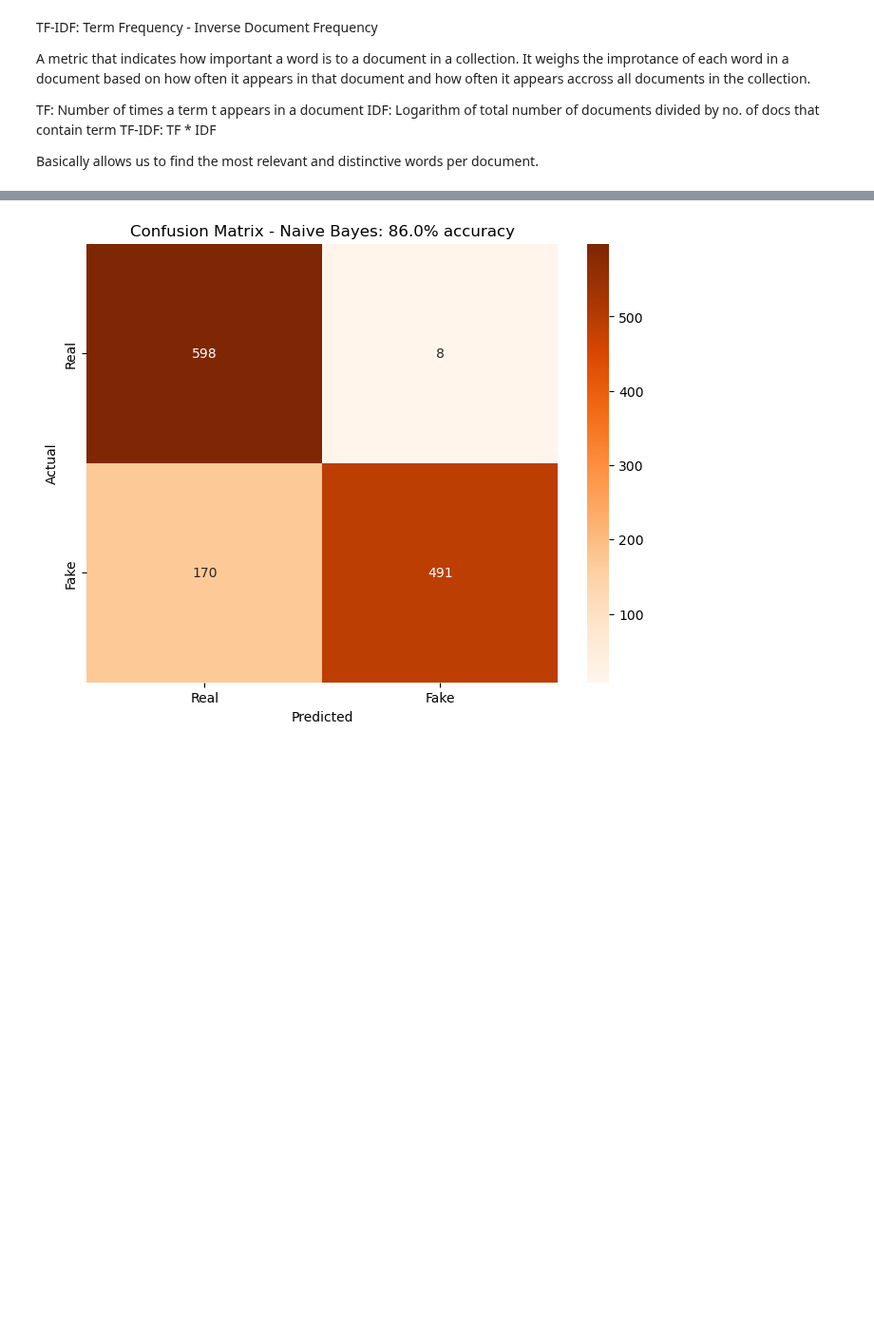
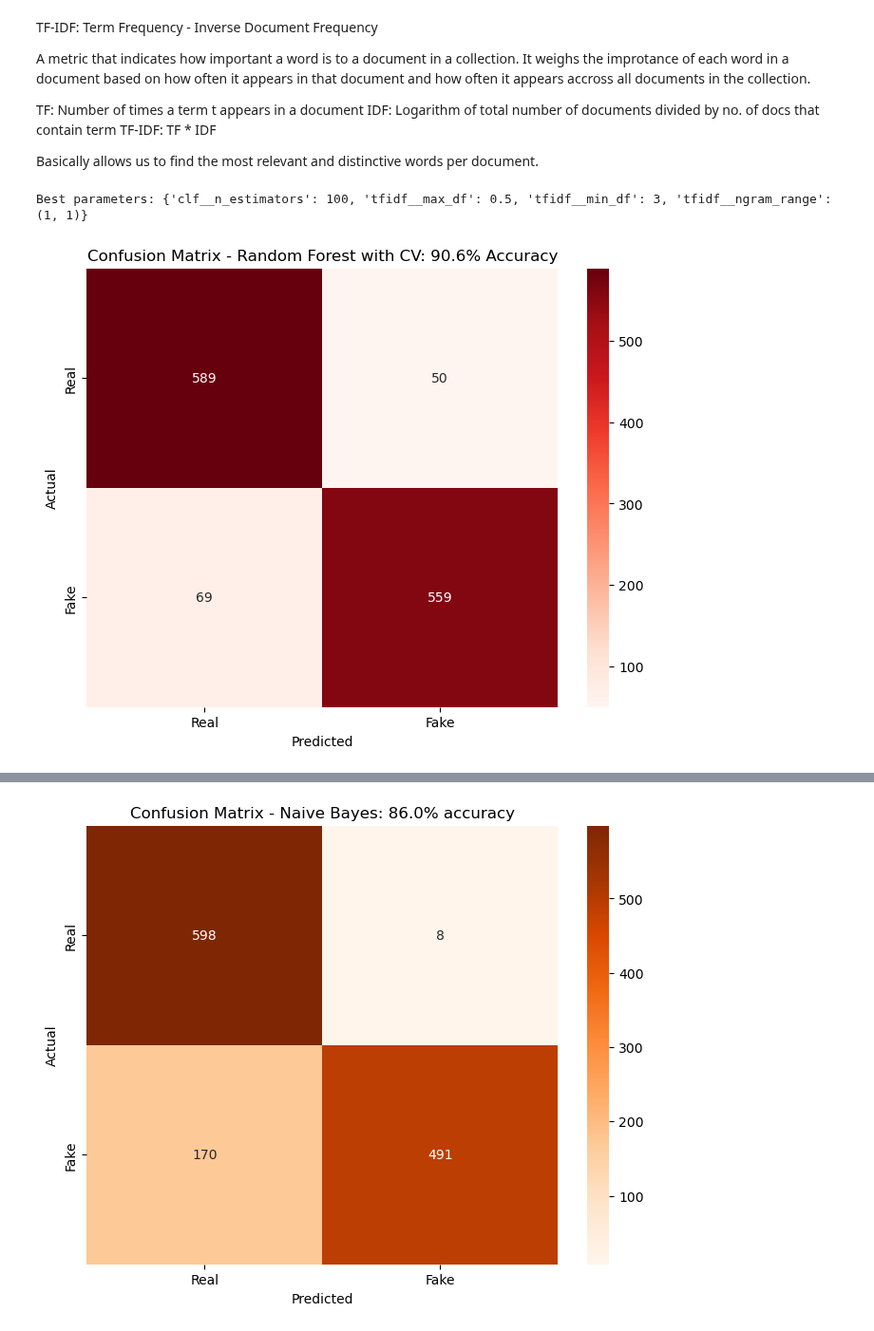
Before and after one commit to SharmaArpit956/Fake-News-Detection, a Jupyter notebook: Fake News Detection.ipynb, the cells around one changed output, grey strips where cells are left out. Shown at 95% size. Drawn from its saved outputs; the diff is of its cells as text; code cells hidden in the pictures; blank space fills up the shorter version.

```diff
--- a/Fake News Detection.ipynb
+++ b/Fake News Detection.ipynb
@@ -91,6 +91,7 @@ X_test_vectorized = vectorizer.transform(X_test)
 model_info = {}
 # Add models with empty or placeholder values for their metrics
 model_info['Linear SVC'] = { 'Accuracy': None, 'TP': None, 'FN': None, 'FP': None, 'TN': None, 'color': "Purples"}
+model_info['Random Forest with CV'] = { 'Accuracy': None, 'TP': None, 'FN': None, 'FP': None, 'TN': None, 'color': "Reds"}
 model_info['Random Forest'] = {'Accuracy': None, 'TP': None, 'FN': None, 'FP': None, 'TN': None, 'color': "Greens"}
 model_info['Naive Bayes'] = {'Accuracy': None, 'TP': None, 'FN': None, 'FP': None, 'TN': None, 'color': "Oranges"}
 model_info['Ensemble Learning'] = {'Accuracy': None, 'TP': None, 'FN': None, 'FP': None, 'TN': None, 'color': "Blues"}
@@ -136,6 +137,80 @@ def draw_confuion_matrix(title, cmap_choice, score, actual, predictions):
     # plt.show()
 
     return TP_percent, TN_percent, FP_percent, FN_percent
+# %%
+from sklearn.model_selection import GridSearchCV
+from sklearn.pipeline import Pipeline
+from sklearn.feature_extraction.text import TfidfVectorizer
+from sklearn.ensemble import RandomForestClassifier
+from sklearn.metrics import accuracy_score
+from sklearn.model_selection import train_test_split
+
+# Sample data (replace with your actual data)
+# X, y = ...
+
+model_name= "Random Forest with CV"
+color = model_info[model_name]['color']
+
+# Split the data into training and test sets
+X_train, X_test, y_train, y_test = train_test_split(X, y, test_size=0.2, random_state=42)
+
+# Define a pipeline
+pipeline = Pipeline([
+    ('tfidf', TfidfVectorizer(stop_words='english')),
+    ('clf', RandomForestClassifier())
+])
+
+# Define the parameter grid
+# param_grid = {
+#     'tfidf__max_df': [0.5, 0.7],
+#     'tfidf__min_df': [3, 5],
+#     'tfidf__ngram_range': [(1, 1), (1, 2)],
+#     'clf__n_estimators': [100, 200]
+# }
+
+param_grid = {
+    'tfidf__max_df': [0.5],
+    'tfidf__min_df': [3],
+    'tfidf__ngram_range': [(1, 1)],
+    'clf__n_estimators': [100]
+}
+
+# Perform Grid Search with Cross-Validation
+grid_search = GridSearchCV(pipeline, param_grid, cv=5)
+grid_search.fit(X_train, y_train)
+
+# Get best parameters
+best_params = grid_search.best_params_
+print("Best parameters:", best_params)
+
+# Fit the pipeline with the best parameters on the training data
+best_pipeline = Pipeline([
+    ('tfidf', TfidfVectorizer(stop_words='english',
+                              max_df=best_params['tfidf__max_df'],
+                              min_df=best_params['tfidf__min_df'],
+                              ngram_range=best_params['tfidf__ngram_range'])),
+    ('clf', RandomForestClassifier(n_estimators=best_params['clf__n_estimators']))
+])
+
+best_pipeline.fit(X_train, y_train)
+
+# Make predictions on the test data
+predictions = best_pipeline.predict(X_test)
+
+# Calculate the score (e.g., accuracy) on the test data
+score = accuracy_score(y_test, predictions)
+# print("Test Score:", test_score)
+
+tp, tn, fp, fn = draw_confuion_matrix(model_name,color,score, y_test,predictions)
+
+model_info[model_name]['Accuracy'] = score
+model_info[model_name]['TP'] = tp
+model_info[model_name]['TN'] = tn
+model_info[model_name]['FP'] = fp
+model_info[model_name]['FN'] = fn
+# %% [output]
+Best parameters: {'clf__n_estimators': 100, 'tfidf__max_df': 0.5, 'tfidf__min_df': 3, 'tfidf__ngram_range': (1, 1)}
+[figure, added]
 # %%
 model_name= "Linear SVC"
 color = model_info[model_name]['color']
```
Also changed, not shown: parts of 2 cells of this notebook.
